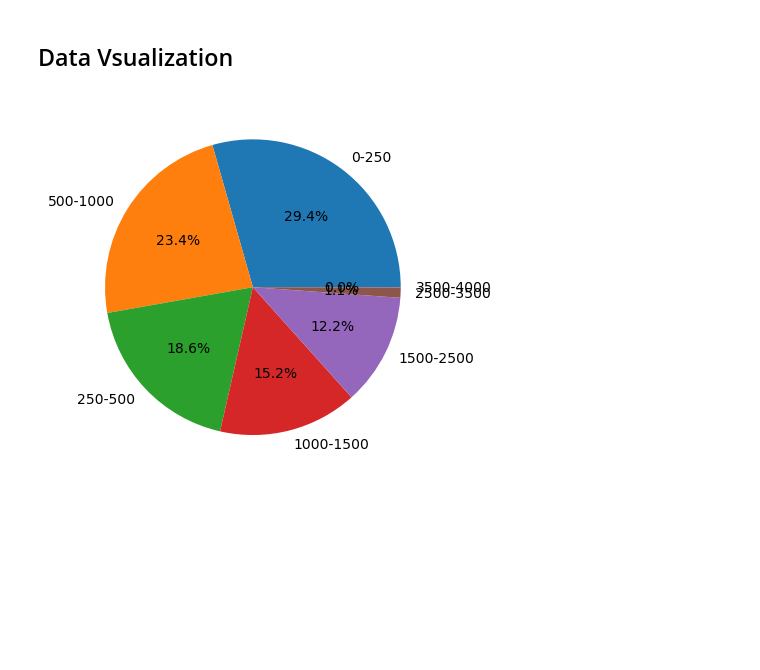
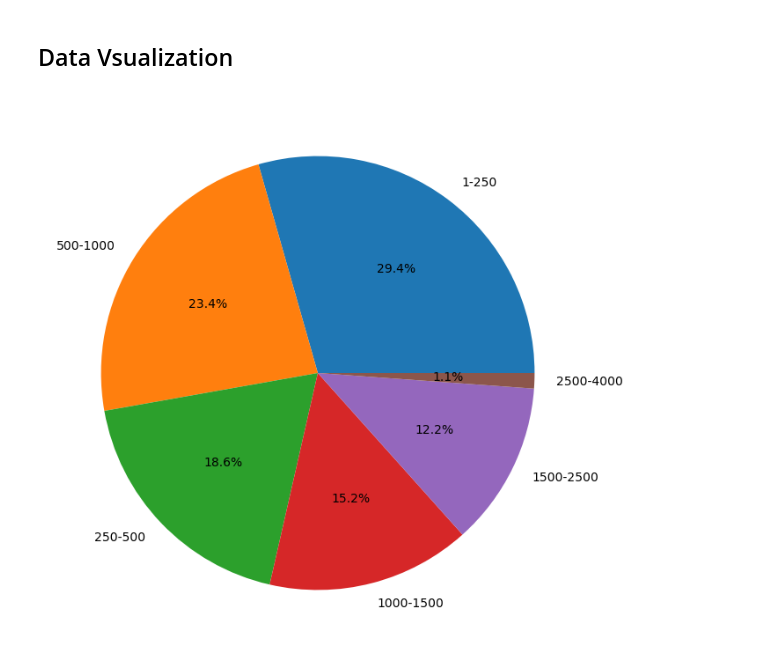
Before and after one commit to surya81/myproject, a Jupyter notebook: Bike_Sharing_Demand_Prediction.ipynb, the cells around one changed output. Saved outputs shown, nothing was run; the diff lists cells and outputs as text; code cells hidden in the pictures; blank space fills up the shorter version.

```diff
--- a/Bike_Sharing_Demand_Prediction.ipynb
+++ b/Bike_Sharing_Demand_Prediction.ipynb
@@ -499,17 +499,20 @@ Name: Rented Bike Count, dtype: float64
 # %%
 # we will plot the distribution Rented bike data by dividing the bike rented count among distributions
 
+# Set the size of the figure to 10 inches wide by 8 inches tall
+plt.figure(figsize=(10,8))
+
 # Divide the data into categories
-bins = [0, 250,500,1000,1500, 2500, 3500,4000]
+bins = [1, 250,500,1000,1500, 2500,4000]
 
 # Use the `cut` function to assign each data point to a category
-categories = pd.cut(dataset["Rented Bike Count"], bins, labels=["0-250", "250-500", "500-1000","1000-1500","1500-2500","2500-3500","3500-4000"])
+categories = pd.cut(dataset["Rented Bike Count"], bins, labels=["1-250", "250-500", "500-1000","1000-1500","1500-2500","2500-4000"])
 
 # Count the number of data points in each category
 counts = categories.value_counts()
 
 # Plot the data as a pie chart
 plt.pie(counts, labels=counts.index, autopct='%1.1f%%')
 plt.show()
 # %% [output]
-[figure, old version]
+[figure, new version]
```
Also changed, not shown: parts of 8 cells of this notebook.
